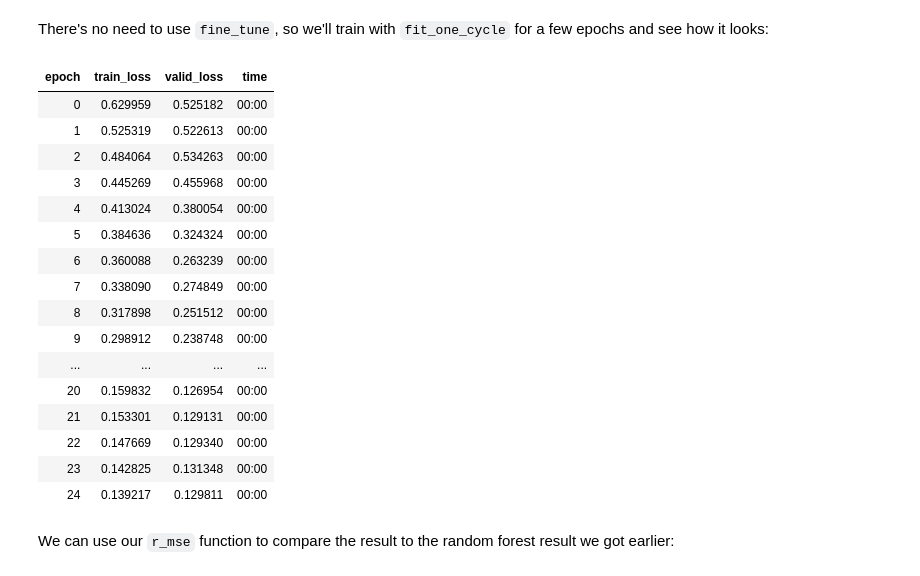
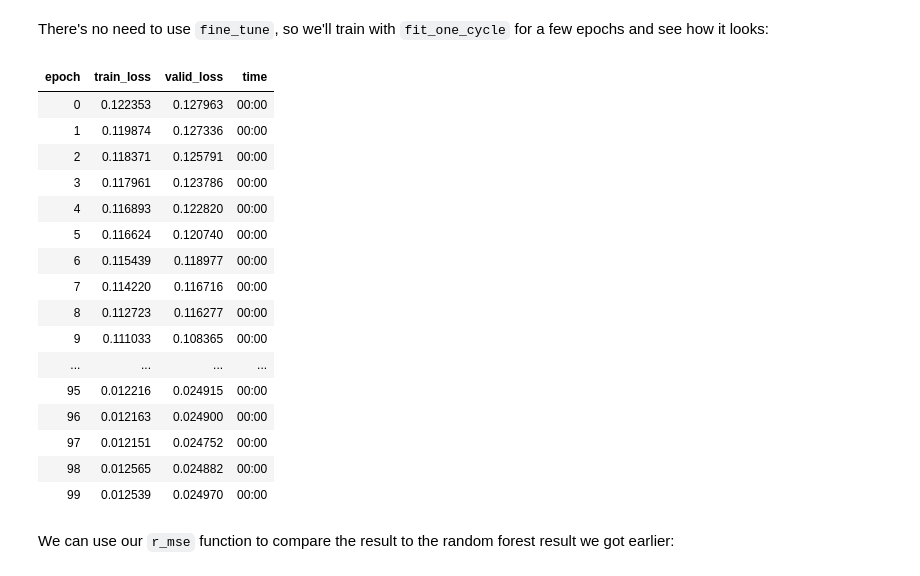
Before and after one commit to afortuny/DeepLearningFastAI, a Jupyter notebook: 10_tabular.ipynb, the cells around one changed output. Cells and saved outputs as stored; diff of their text form; code cells hidden in the pictures.

```diff
--- a/10_tabular.ipynb
+++ b/10_tabular.ipynb
@@ -926,25 +926,25 @@ SuggestedLRs(valley=0.0002754228771664202)
 # %% [markdown]
 There's no need to use `fine_tune`, so we'll train with `fit_one_cycle` for a few epochs and see how it looks:
 # %%
-learn.fit_one_cycle(25, 0.0002)
+learn.fit_one_cycle(100, 0.0002)
 # %% [output]
 | epoch | train_loss | valid_loss | time |
-| 0 | 0.629959 | 0.525182 | 00:00 |
-| 1 | 0.525319 | 0.522613 | 00:00 |
-| 2 | 0.484064 | 0.534263 | 00:00 |
-| 3 | 0.445269 | 0.455968 | 00:00 |
-| 4 | 0.413024 | 0.380054 | 00:00 |
-| 5 | 0.384636 | 0.324324 | 00:00 |
-| 6 | 0.360088 | 0.263239 | 00:00 |
-| 7 | 0.338090 | 0.274849 | 00:00 |
-| 8 | 0.317898 | 0.251512 | 00:00 |
-| 9 | 0.298912 | 0.238748 | 00:00 |
+| 0 | 0.122353 | 0.127963 | 00:00 |
+| 1 | 0.119874 | 0.127336 | 00:00 |
+| 2 | 0.118371 | 0.125791 | 00:00 |
+| 3 | 0.117961 | 0.123786 | 00:00 |
+| 4 | 0.116893 | 0.122820 | 00:00 |
+| 5 | 0.116624 | 0.120740 | 00:00 |
+| 6 | 0.115439 | 0.118977 | 00:00 |
+| 7 | 0.114220 | 0.116716 | 00:00 |
+| 8 | 0.112723 | 0.116277 | 00:00 |
+| 9 | 0.111033 | 0.108365 | 00:00 |
 | ... | ... | ... | ... |
-| 20 | 0.159832 | 0.126954 | 00:00 |
-| 21 | 0.153301 | 0.129131 | 00:00 |
-| 22 | 0.147669 | 0.129340 | 00:00 |
-| 23 | 0.142825 | 0.131348 | 00:00 |
-| 24 | 0.139217 | 0.129811 | 00:00 |
+| 95 | 0.012216 | 0.024915 | 00:00 |
+| 96 | 0.012163 | 0.024900 | 00:00 |
+| 97 | 0.012151 | 0.024752 | 00:00 |
+| 98 | 0.012565 | 0.024882 | 00:00 |
+| 99 | 0.012539 | 0.024970 | 00:00 |
 # %% [markdown]
 We can use our `r_mse` function to compare the result to the random forest result we got earlier:
 # %%
```
Also changed, not shown: parts of 7 cells of this notebook.
